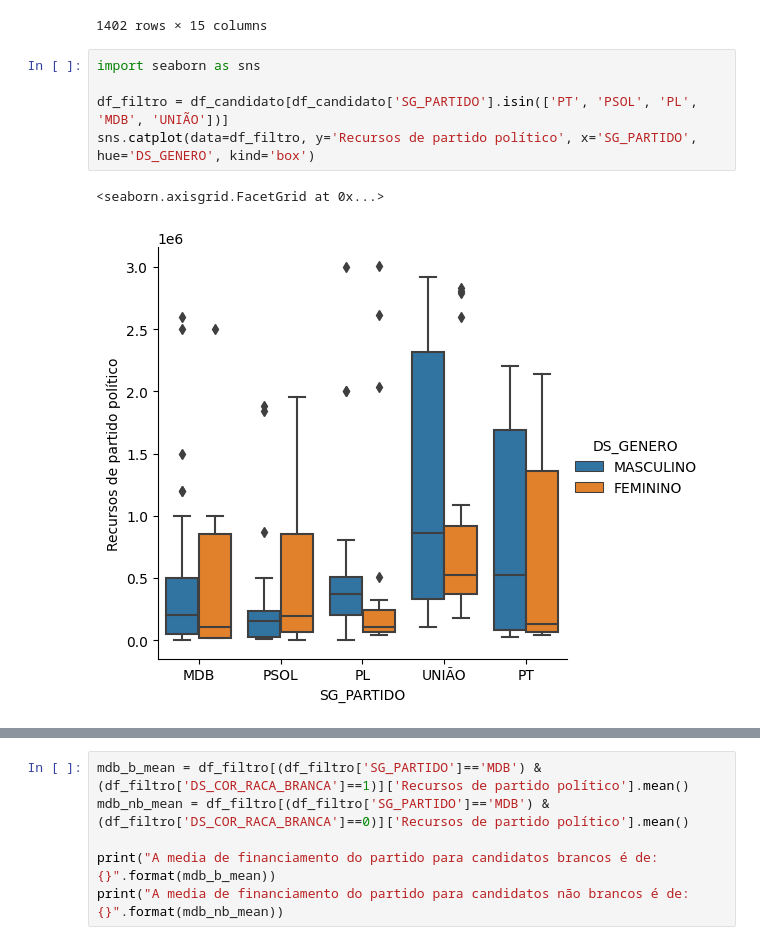
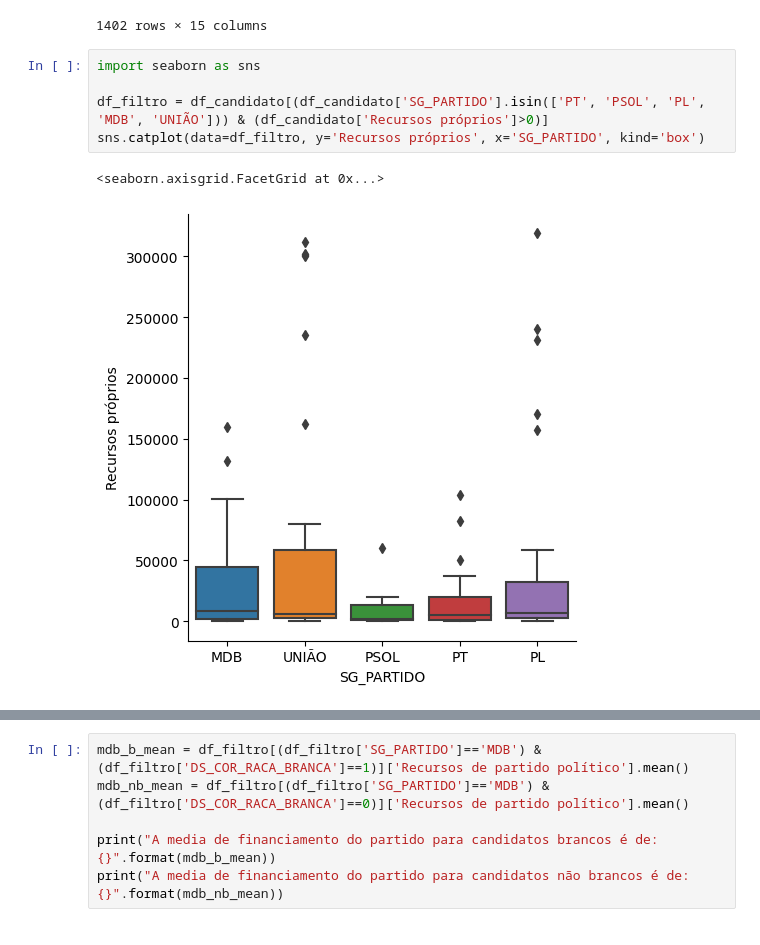
Before and after one commit to tecMTST/tutorial-de-dados, a Jupyter notebook: 05_financiamento-eleitoral/04_perfil_dos financiamento.ipynb, the cells around one changed output, grey strips where cells are left out. Saved outputs shown, nothing was run; the diff lists cells and outputs as text.

```diff
--- a/05_financiamento-eleitoral/04_perfil_dos financiamento.ipynb
+++ b/05_financiamento-eleitoral/04_perfil_dos financiamento.ipynb
@@ -27,8 +29,8 @@ df_candidato
 # %%
 import seaborn as sns
 
-df_filtro = df_candidato[df_candidato['SG_PARTIDO'].isin(['PT', 'PSOL', 'PL', 'MDB', 'UNIÃO'])]
-sns.catplot(data=df_filtro, y='Recursos de partido político', x='SG_PARTIDO', hue='DS_GENERO', kind='box')
+df_filtro = df_candidato[(df_candidato['SG_PARTIDO'].isin(['PT', 'PSOL', 'PL', 'MDB', 'UNIÃO'])) & (df_candidato['Recursos próprios']>0)]
+sns.catplot(data=df_filtro, y='Recursos próprios', x='SG_PARTIDO', kind='box')
 # %% [output]
 <seaborn.axisgrid.FacetGrid at 0x...>
-[figure, old version]
+[figure, new version]
```
Also changed, not shown: parts of 6 cells of this notebook, 4 other files.
